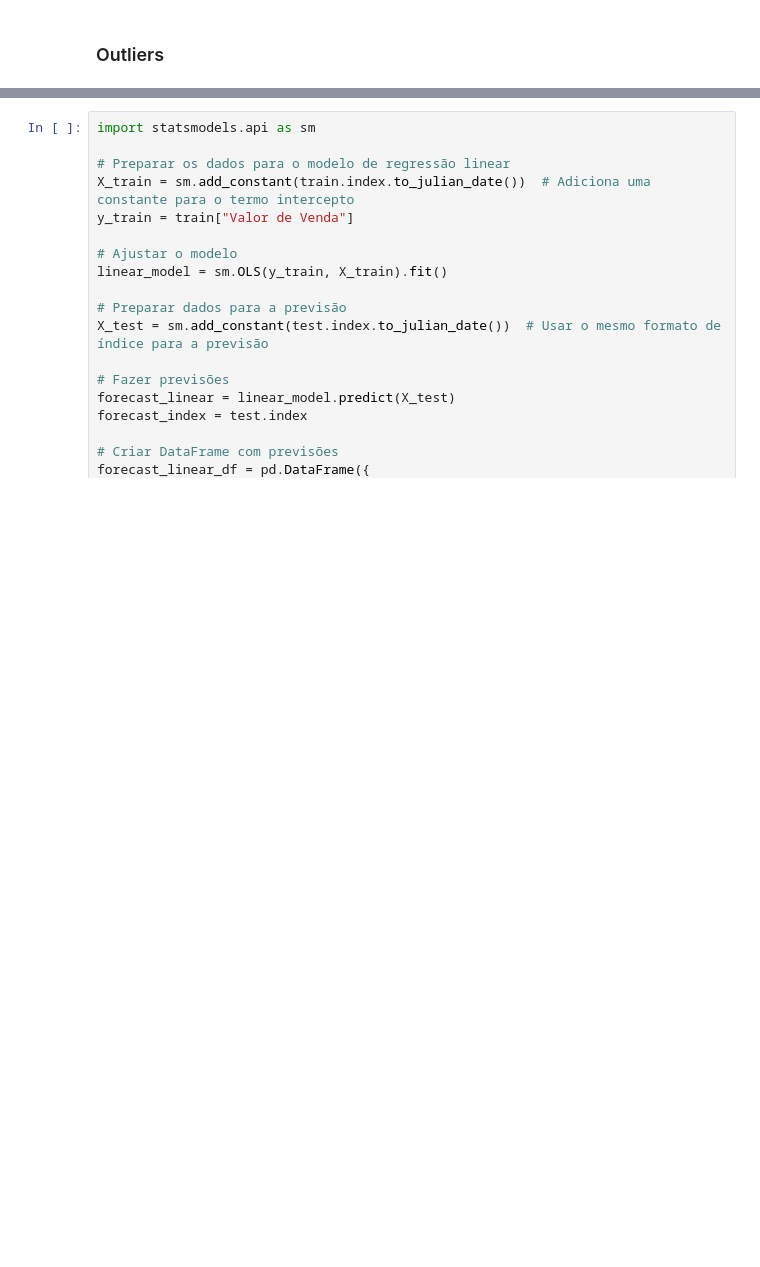
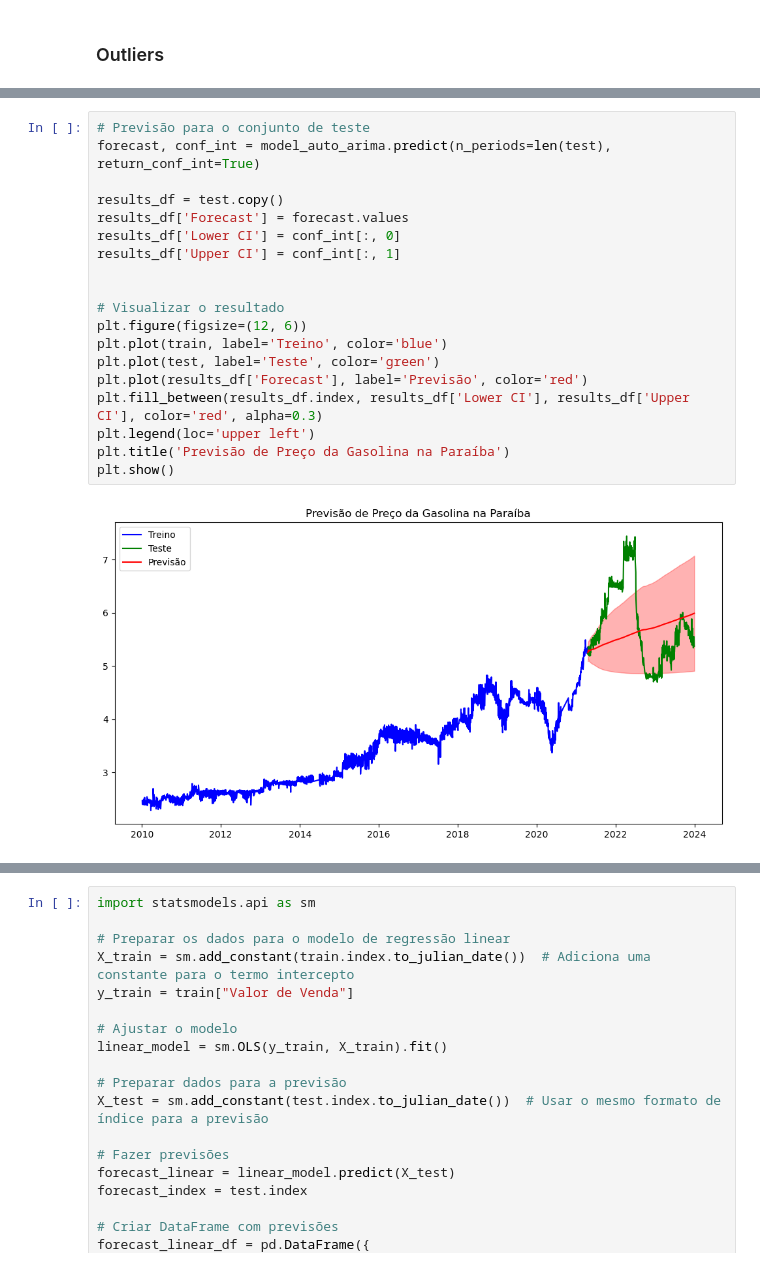
Before and after one commit to ivoaraujo17/series_temporais, a Jupyter notebook: Untitled.ipynb, the cells around one changed output, grey strips where cells are left out. Drawn from its saved outputs; the diff is of its cells as text; blank space fills up the shorter version.

```diff
--- a/Untitled.ipynb
+++ b/Untitled.ipynb
@@ -212 +176,22 @@ Length: 141, dtype: float64
+# %%
+# Previsão para o conjunto de teste
+forecast, conf_int = model_auto_arima.predict(n_periods=len(test), return_conf_int=True)
+
+results_df = test.copy()
+results_df['Forecast'] = forecast.values
+results_df['Lower CI'] = conf_int[:, 0]
+results_df['Upper CI'] = conf_int[:, 1]
+
+
+# Visualizar o resultado
+plt.figure(figsize=(12, 6))
+plt.plot(train, label='Treino', color='blue')
+plt.plot(test, label='Teste', color='green')
+plt.plot(results_df['Forecast'], label='Previsão', color='red')
+plt.fill_between(results_df.index, results_df['Lower CI'], results_df['Upper CI'], color='red', alpha=0.3)
+plt.legend(loc='upper left')
+plt.title('Previsão de Preço da Gasolina na Paraíba')
+plt.show()
+# %% [output]
+[figure, added]
 # %%
```
Also changed, not shown: parts of 12 cells of this notebook.
